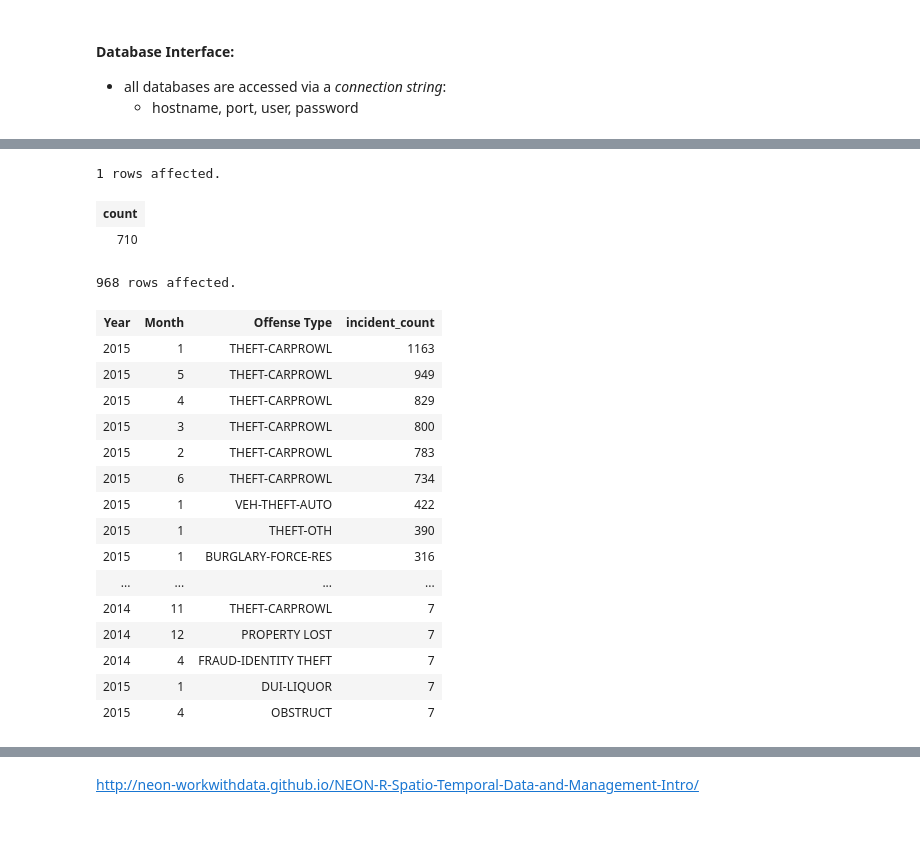
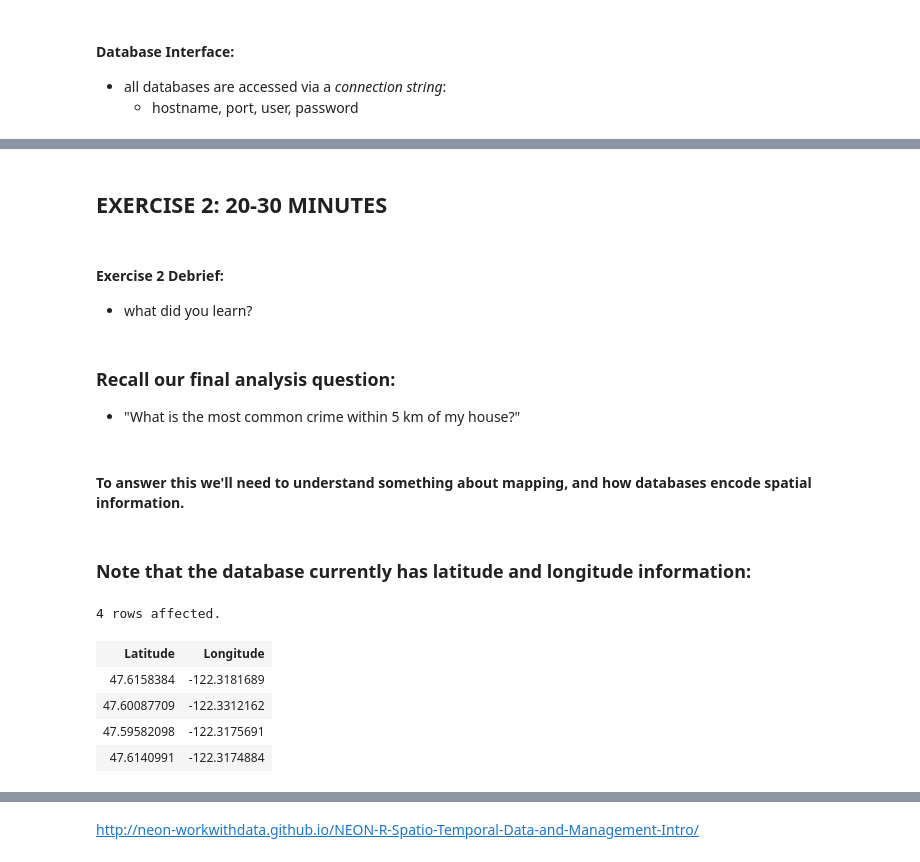
Before and after one commit to valentina-s/SQL_tutorial, a Jupyter notebook: SQLTutorial.ipynb, the cells around one changed output, grey strips where cells are left out. Cells and saved outputs as stored; diff of their text form; code cells hidden in the pictures; blank space fills up the shorter version.

```diff
--- a/SQLTutorial.ipynb
+++ b/SQLTutorial.ipynb
@@ -298,31 +357,23 @@ The sql extension is already loaded. To reload it, use:
+# %% [markdown]
+## EXERCISE 2: 20-30 MINUTES
+# %% [markdown]
+#### Exercise 2 Debrief:
+
+* what did you learn?
+# %% [markdown]
+### Recall our final analysis question:
+
+* "What is the most common crime within 5 km of my house?"
+# %% [markdown]
+#### To answer this we'll need to understand something about mapping, and how databases encode spatial information.
+# %% [markdown]
+### Note that the database currently has latitude and longitude information:
 # %%
-%%sql
-SELECT COUNT(*) FROM seattlecrimeincidents WHERE "Offense Type" = 'TRESPASS'
+%sql SELECT "Latitude", "Longitude" FROM seattlecrimeincidents WHERE gid < 5;
 # %% [output]
-1 rows affected.
+4 rows affected.
-| count |
-| 710 |
+| Latitude | Longitude |
+| 47.6158384 | -122.3181689 |
+| 47.60087709 | -122.3312162 |
+| 47.59582098 | -122.3175691 |
+| 47.6140991 | -122.3174884 |
-# %%
-%%sql
-SELECT "Year", "Month", "Offense Type", count(*) as incident_count
-  FROM seattlecrimeincidents
- GROUP BY "Offense Type", "Year", "Month"
- ORDER BY "incident_count" DESC
-# %% [output]
-968 rows affected.
-| Year | Month | Offense Type | incident_count |
-| 2015 | 1 | THEFT-CARPROWL | 1163 |
-| 2015 | 5 | THEFT-CARPROWL | 949 |
-| 2015 | 4 | THEFT-CARPROWL | 829 |
-| 2015 | 3 | THEFT-CARPROWL | 800 |
-| 2015 | 2 | THEFT-CARPROWL | 783 |
-| 2015 | 6 | THEFT-CARPROWL | 734 |
-| 2015 | 1 | VEH-THEFT-AUTO | 422 |
-| 2015 | 1 | THEFT-OTH | 390 |
-| 2015 | 1 | BURGLARY-FORCE-RES | 316 |
-| ... | ... | ... | ... |
-| 2014 | 11 | THEFT-CARPROWL | 7 |
-| 2014 | 12 | PROPERTY LOST | 7 |
-| 2014 | 4 | FRAUD-IDENTITY THEFT | 7 |
-| 2015 | 1 | DUI-LIQUOR | 7 |
-| 2015 | 4 | OBSTRUCT | 7 |
```
Also changed, not shown: parts of 15 cells of this notebook.
